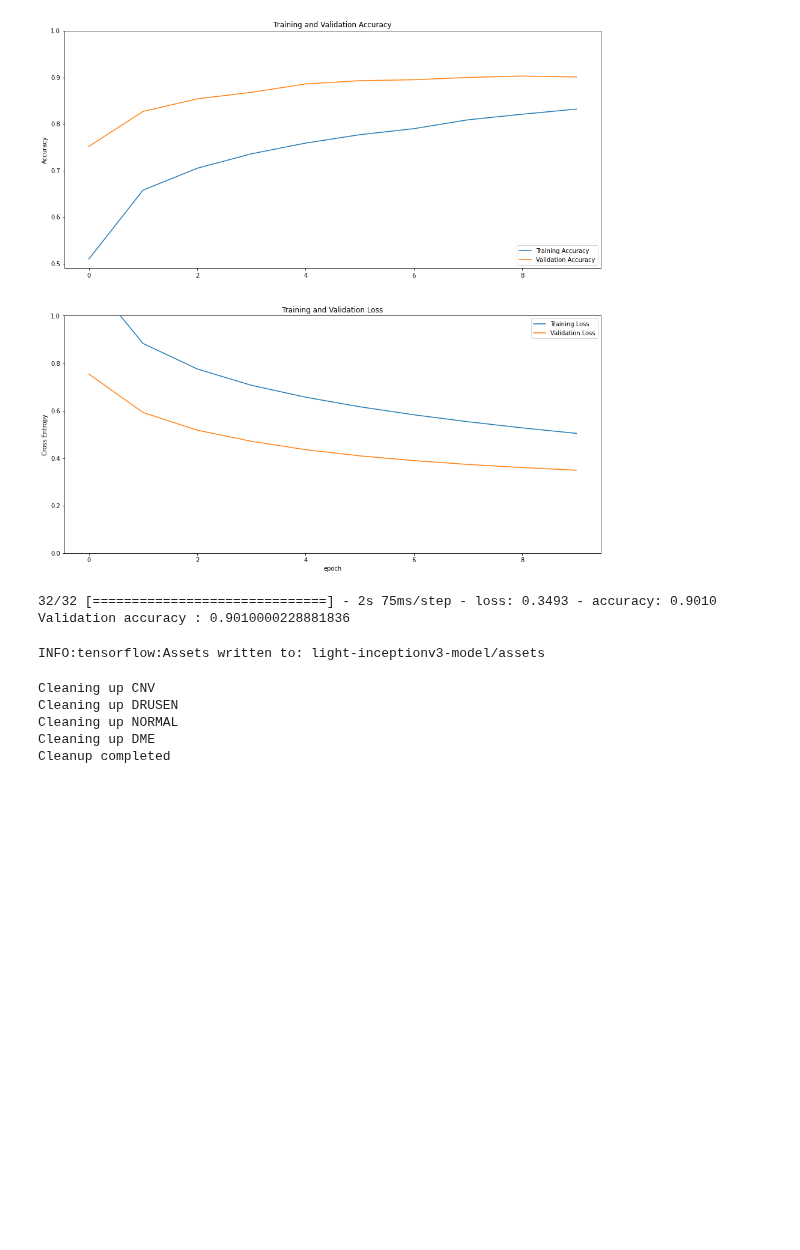
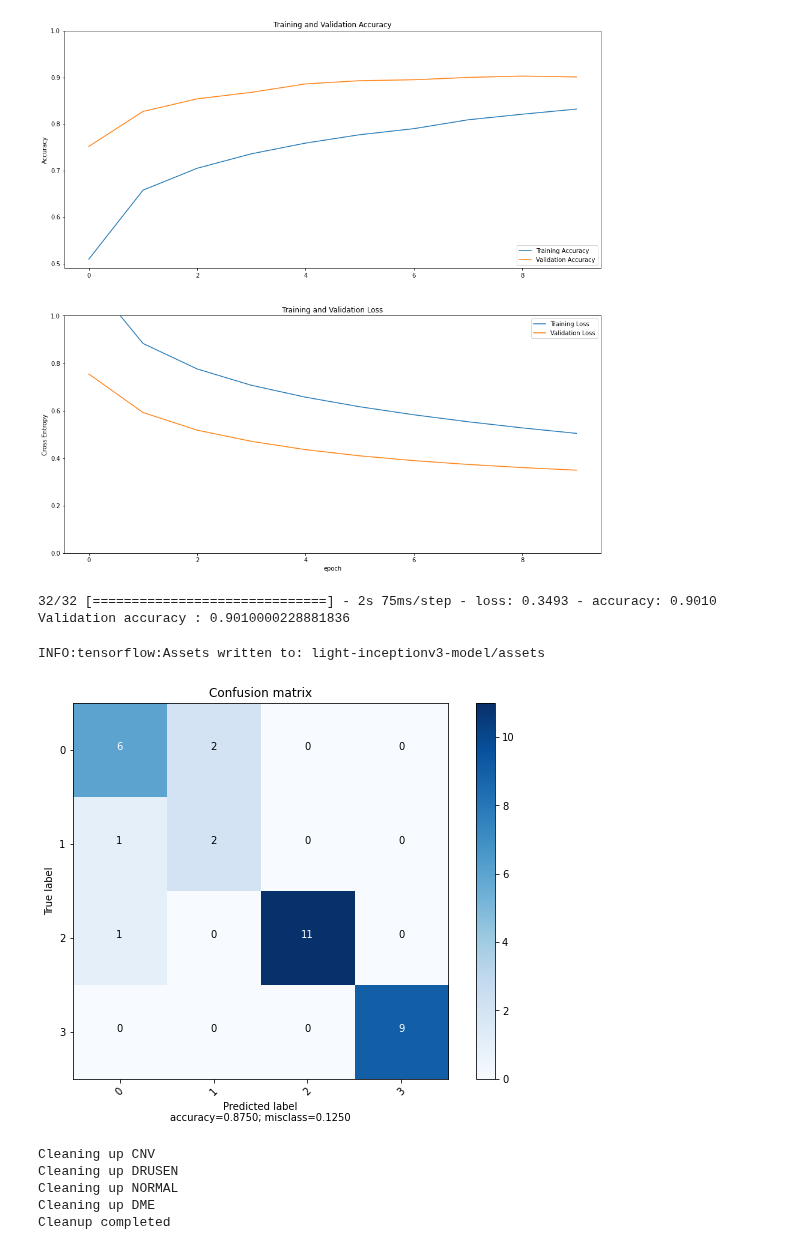
Before and after one commit to jenningst/oct-contrastive-loss-vs-transfer-learning, a Jupyter notebook: notebooks/light_inceptionv3_model.ipynb, the cells around one changed output. Cells and saved outputs as stored; diff of their text form; code cells hidden in the pictures; blank space fills up the shorter version.

Commit message:
added confusion matrix to inception notebook

```diff
--- a/notebooks/light_inceptionv3_model.ipynb
+++ b/notebooks/light_inceptionv3_model.ipynb
@@ -263,3 +339,11 @@ INFO:tensorflow:Assets written to: light-inceptionv3-model/assets
+# %%
+plot_confusion_matrix(cm,
+                          target_names=[0,1,2,3],
+                          title='Confusion matrix',
+                          cmap=None,
+                          normalize=False)
+# %% [output]
+[figure, added]
 # %%
 # move sampled files back to their respective directories
 cleanup_classes()
```
Also changed, not shown: parts of 2 cells of this notebook.
